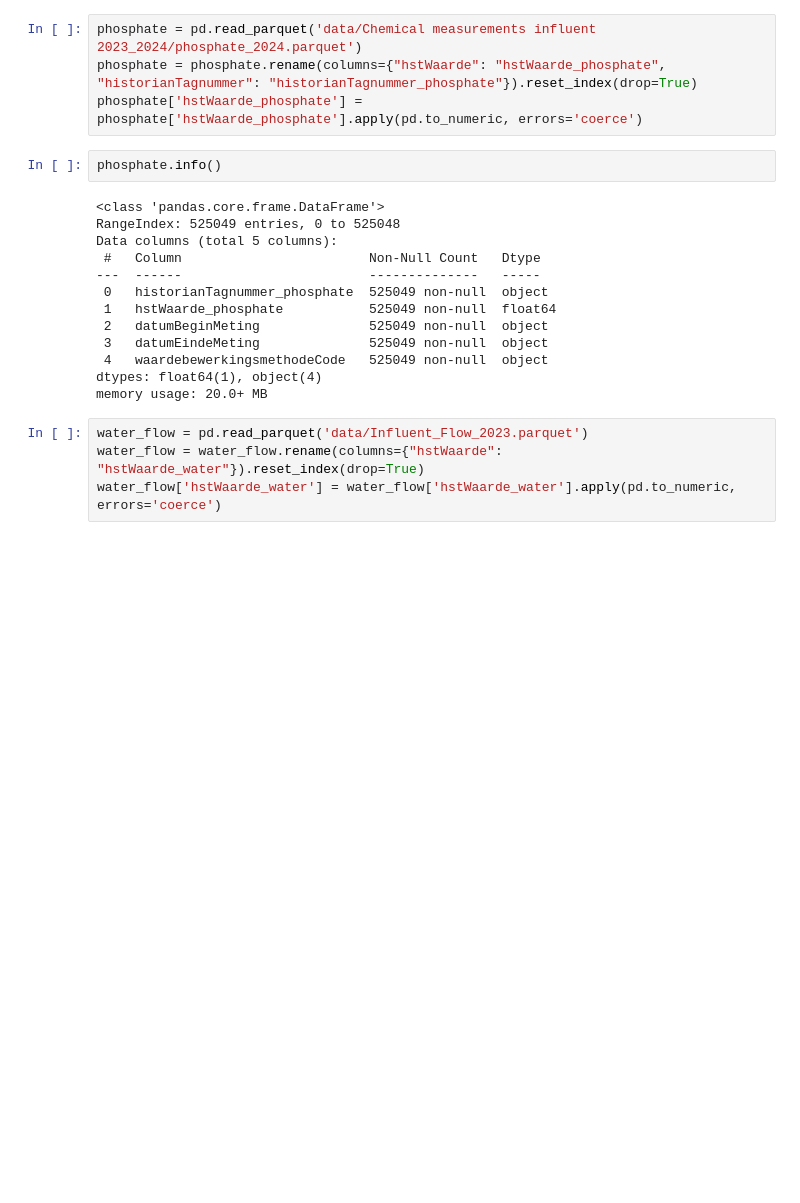
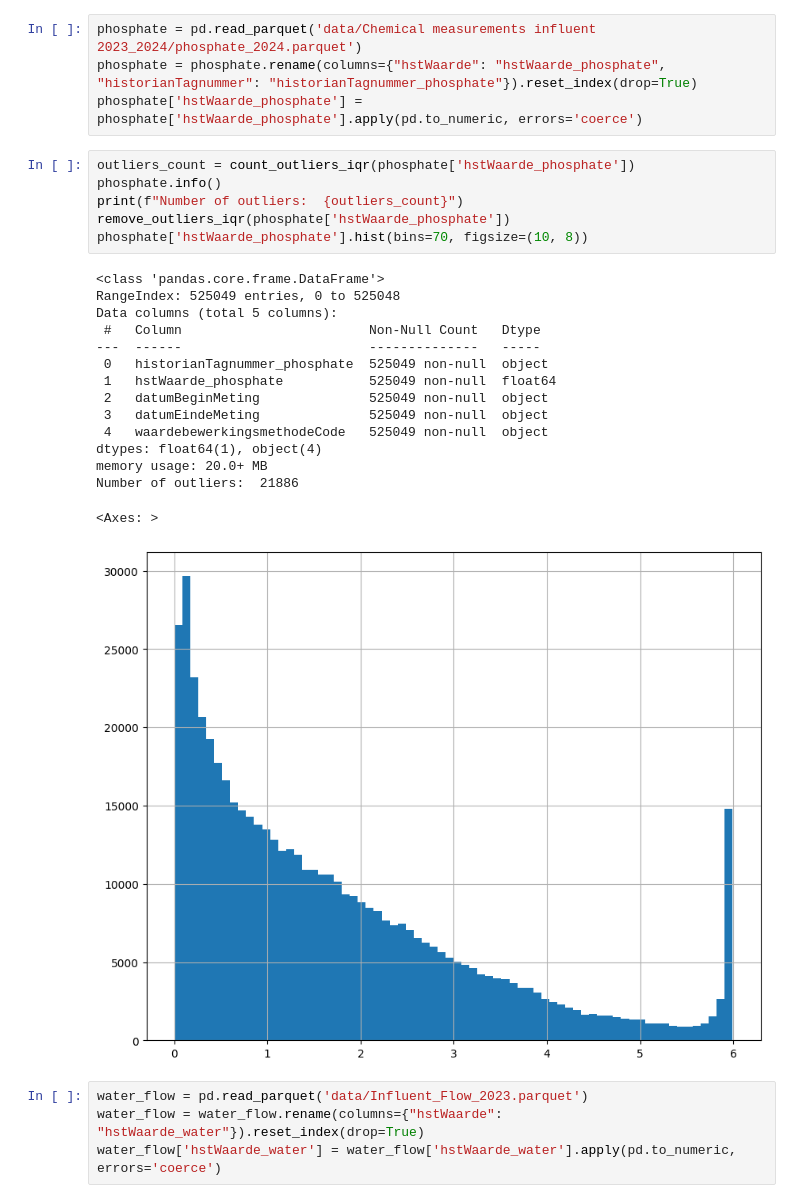
Before and after one commit to georgyHZ/DuskpetalHoppers, a Jupyter notebook: Iteration1.ipynb, the cells around one changed output. Cells and saved outputs as stored; diff of their text form; blank space fills up the shorter version.

```diff
--- a/Iteration1.ipynb
+++ b/Iteration1.ipynb
@@ -50,20 +83,27 @@ phosphate = pd.read_parquet('data/Chemical measurements influent 2023_2024/phosp
 phosphate = phosphate.rename(columns={"hstWaarde": "hstWaarde_phosphate", "historianTagnummer": "historianTagnummer_phosphate"}).reset_index(drop=True)
 phosphate['hstWaarde_phosphate'] = phosphate['hstWaarde_phosphate'].apply(pd.to_numeric, errors='coerce')
 # %%
+outliers_count = count_outliers_iqr(phosphate['hstWaarde_phosphate'])
 phosphate.info()
+print(f"Number of outliers:  {outliers_count}")
+remove_outliers_iqr(phosphate['hstWaarde_phosphate'])
+phosphate['hstWaarde_phosphate'].hist(bins=70, figsize=(10, 8))
 # %% [output]
 <class 'pandas.core.frame.DataFrame'>
 RangeIndex: 525049 entries, 0 to 525048
 Data columns (total 5 columns):
  #   Column                        Non-Null Count   Dtype
 ---  ------                        --------------   -----
  0   historianTagnummer_phosphate  525049 non-null  object
  1   hstWaarde_phosphate           525049 non-null  float64
  2   datumBeginMeting              525049 non-null  object
  3   datumEindeMeting              525049 non-null  object
  4   waardebewerkingsmethodeCode   525049 non-null  object
 dtypes: float64(1), object(4)
 memory usage: 20.0+ MB
+Number of outliers:  21886
+<Axes: >
+[figure, added]
 # %%
 water_flow = pd.read_parquet('data/Influent_Flow_2023.parquet')
 water_flow = water_flow.rename(columns={"hstWaarde": "hstWaarde_water"}).reset_index(drop=True)
```
Also changed, not shown: parts of 4 cells of this notebook.
